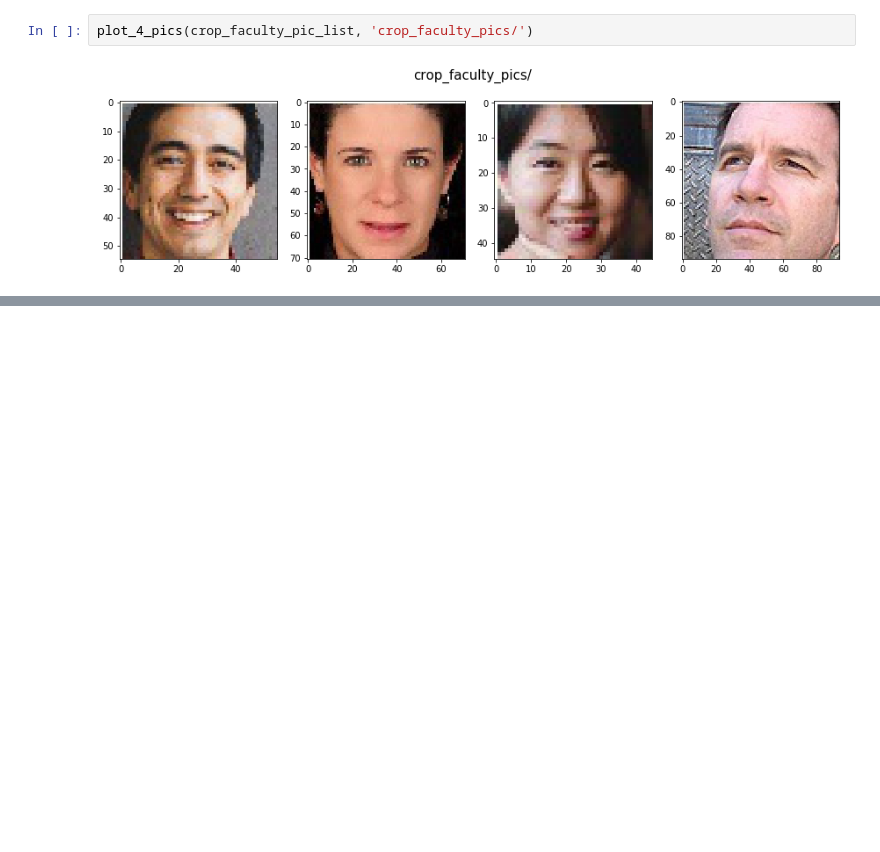
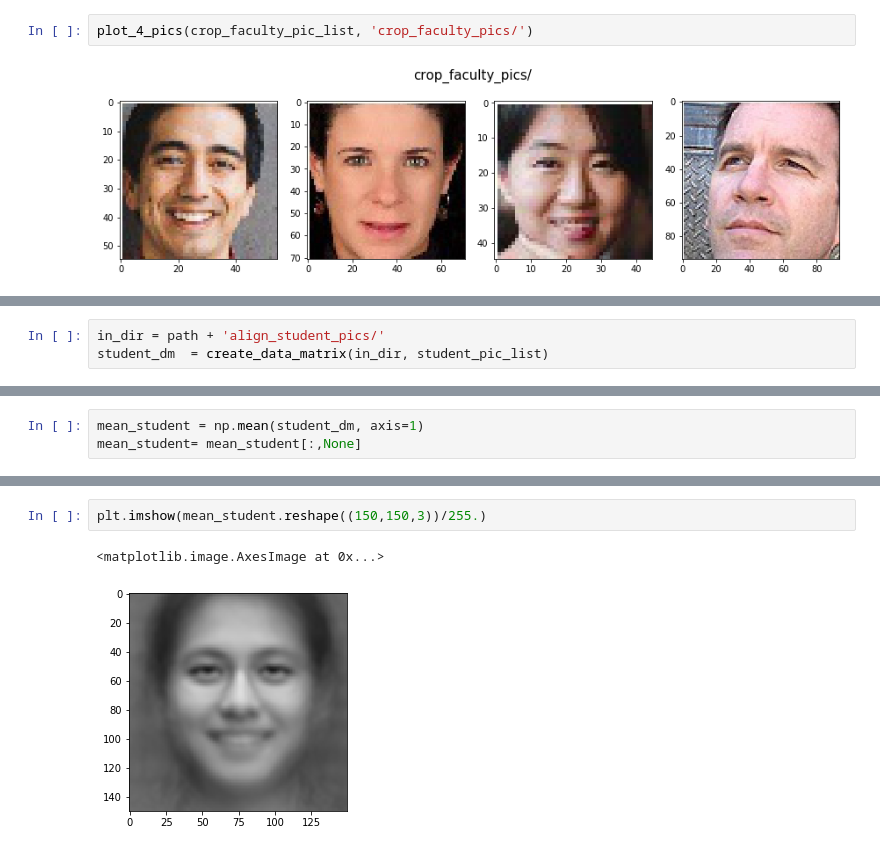
Before and after one commit to groverpr/Machine-Learning, a Jupyter notebook: eigenfaces.ipynb, the cells around one changed output, grey strips where cells are left out. Drawn from its saved outputs; the diff is of its cells as text; blank space fills up the shorter version.

```diff
--- a/eigenfaces.ipynb
+++ b/eigenfaces.ipynb
@@ -178,0 +284,3 @@ Eigen faces would give good results without aligning faces
+# %%
+in_dir = path + 'align_student_pics/'
+student_dm  = create_data_matrix(in_dir, student_pic_list)
@@ -178,0 +313,3 @@ Eigen faces would give good results without aligning faces
+# %%
+mean_student = np.mean(student_dm, axis=1)
+mean_student= mean_student[:,None]
@@ -178,0 +322,5 @@ Eigen faces would give good results without aligning faces
+# %%
+plt.imshow(mean_student.reshape((150,150,3))/255.)
+# %% [output]
+<matplotlib.image.AxesImage at 0x...>
+[figure, added]
```
Also changed, not shown: parts of 29 cells of this notebook.
